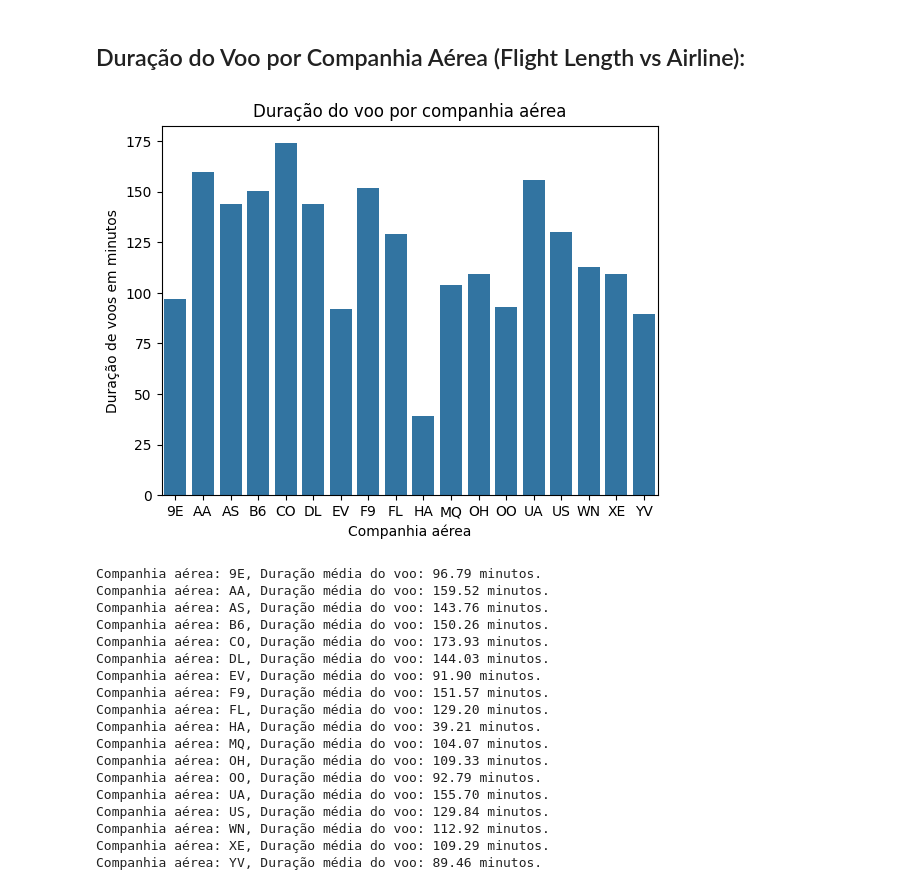
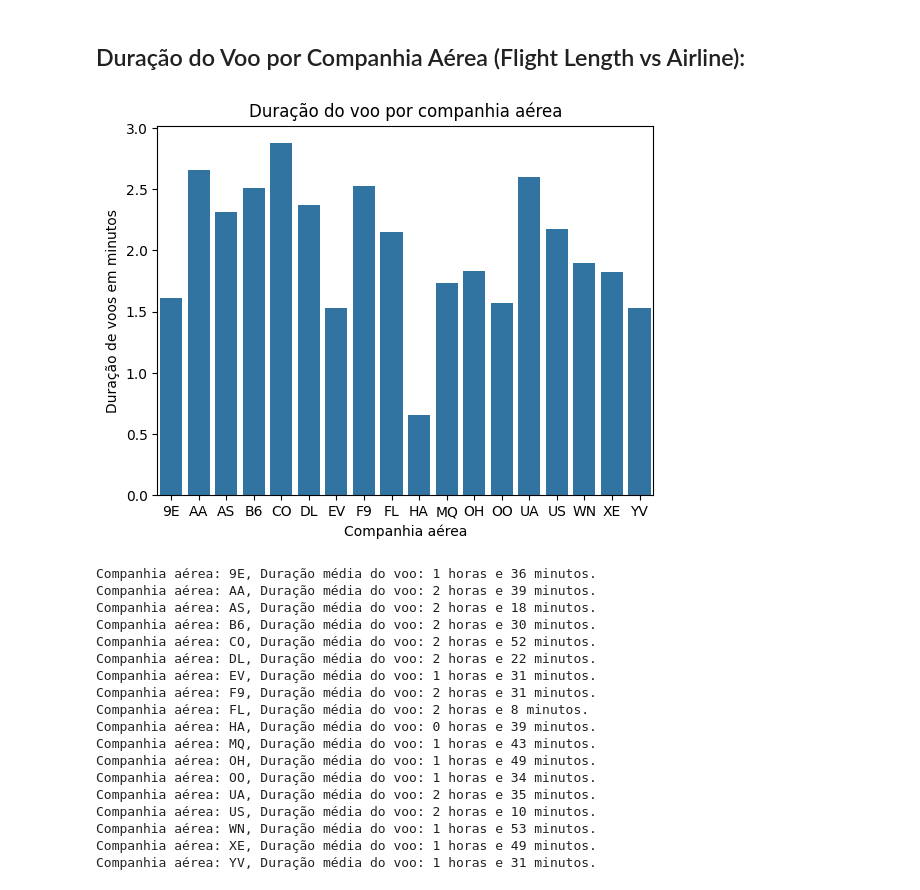
Before and after one commit to herbertgabriel/JaPodeVoar, a Jupyter notebook: app/models/eda.ipynb, the cells around one changed output. Drawn from its saved outputs; the diff is of its cells as text; code cells hidden in the pictures.

```diff
--- a/app/models/eda.ipynb
+++ b/app/models/eda.ipynb
@@ -1,6 +1,2 @@
 # %% [markdown]
 ## Pré Processamento de Dados
-# %%
-import pandas as pd
-dados = pd.read_csv('../data/Airlines.csv', index_col='id')
-dados.head()
@@ -14,0 +6,11 @@ dados.head()
+# %%
+current_dir = os.getcwd()
+print(f"Diretório de trabalho atual: {current_dir}")
+
+caminho_relativo = r'..\..\data\Airlines.csv'
+
+if os.path.exists(caminho_relativo):
+    dados = pd.read_csv(caminho_relativo, index_col='id')
+    print(dados.head())
+else:
+    print(f"Arquivo não encontrado: {caminho_relativo}")
@@ -359,32 +372,37 @@ Dia da semana com mais atrasos: Terça com 42254 atrasos.
 # %% [markdown]
 ## Duração do Voo por Companhia Aérea (Flight Length vs Airline):
 # %%
-# Balanceado
-average_delay = dados_balanceados.groupby('Airline')['Length'].mean().reset_index()
-sns.barplot(x='Airline', y='Length', data=average_delay)
+# Duração em horas
+dados_balanceados['Length_horas'] = dados_balanceados['Length'] / 60
+
+average_delay = dados_balanceados.groupby('Airline')['Length_horas'].mean().reset_index()
+sns.barplot(x='Airline', y='Length_horas', data=average_delay)
 plt.title('Duração do voo por companhia aérea')
 plt.xlabel('Companhia aérea')
 plt.ylabel('Duração de voos em minutos')
+plt.savefig('..\static\image\graficos\Duracaovooporcompanhia.png')
 plt.show()
 for index, row in average_delay.iterrows():
-    print(f"Companhia aérea: {row['Airline']}, Duração média do voo: {row['Length']:.2f} minutos.")
+    horas_inteiras = int(row['Length_horas'])
+    minutos = int((row['Length_horas'] - horas_inteiras) * 60)
+    print(f"Companhia aérea: {row['Airline']}, Duração média do voo: {horas_inteiras} horas e {minutos} minutos.")
 # %% [output]
-[figure, old version]
+[figure, new version]
-Companhia aérea: 9E, Duração média do voo: 96.79 minutos.
-Companhia aérea: AA, Duração média do voo: 159.52 minutos.
-Companhia aérea: AS, Duração média do voo: 143.76 minutos.
-Companhia aérea: B6, Duração média do voo: 150.26 minutos.
-Companhia aérea: CO, Duração média do voo: 173.93 minutos.
-Companhia aérea: DL, Duração média do voo: 144.03 minutos.
-Companhia aérea: EV, Duração média do voo: 91.90 minutos.
-Companhia aérea: F9, Duração média do voo: 151.57 minutos.
-Companhia aérea: FL, Duração média do voo: 129.20 minutos.
-Companhia aérea: HA, Duração média do voo: 39.21 minutos.
-Companhia aérea: MQ, Duração média do voo: 104.07 minutos.
-Companhia aérea: OH, Duração média do voo: 109.33 minutos.
-Companhia aérea: OO, Duração média do voo: 92.79 minutos.
-Companhia aérea: UA, Duração média do voo: 155.70 minutos.
-Companhia aérea: US, Duração média do voo: 129.84 minutos.
-Companhia aérea: WN, Duração média do voo: 112.92 minutos.
-Companhia aérea: XE, Duração média do voo: 109.29 minutos.
-Companhia aérea: YV, Duração média do voo: 89.46 minutos.
+Companhia aérea: 9E, Duração média do voo: 1 horas e 36 minutos.
+Companhia aérea: AA, Duração média do voo: 2 horas e 39 minutos.
+Companhia aérea: AS, Duração média do voo: 2 horas e 18 minutos.
+Companhia aérea: B6, Duração média do voo: 2 horas e 30 minutos.
+Companhia aérea: CO, Duração média do voo: 2 horas e 52 minutos.
+Companhia aérea: DL, Duração média do voo: 2 horas e 22 minutos.
+Companhia aérea: EV, Duração média do voo: 1 horas e 31 minutos.
+Companhia aérea: F9, Duração média do voo: 2 horas e 31 minutos.
+Companhia aérea: FL, Duração média do voo: 2 horas e 8 minutos.
+Companhia aérea: HA, Duração média do voo: 0 horas e 39 minutos.
+Companhia aérea: MQ, Duração média do voo: 1 horas e 43 minutos.
+Companhia aérea: OH, Duração média do voo: 1 horas e 49 minutos.
+Companhia aérea: OO, Duração média do voo: 1 horas e 34 minutos.
+Companhia aérea: UA, Duração média do voo: 2 horas e 35 minutos.
+Companhia aérea: US, Duração média do voo: 2 horas e 10 minutos.
+Companhia aérea: WN, Duração média do voo: 1 horas e 53 minutos.
+Companhia aérea: XE, Duração média do voo: 1 horas e 49 minutos.
+Companhia aérea: YV, Duração média do voo: 1 horas e 31 minutos.
```
Also changed, not shown: parts of 13 cells of this notebook, 17 other files.
